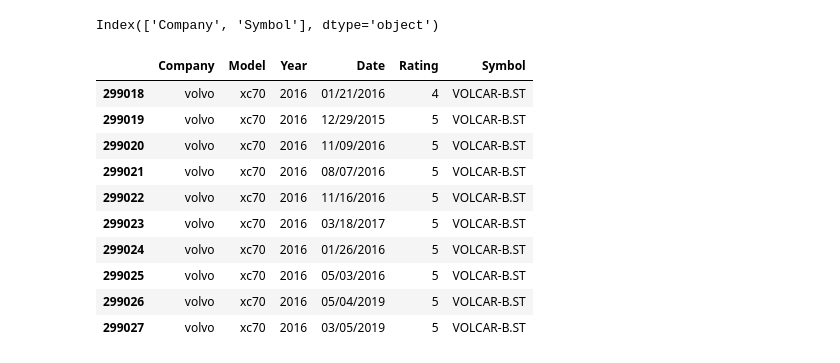
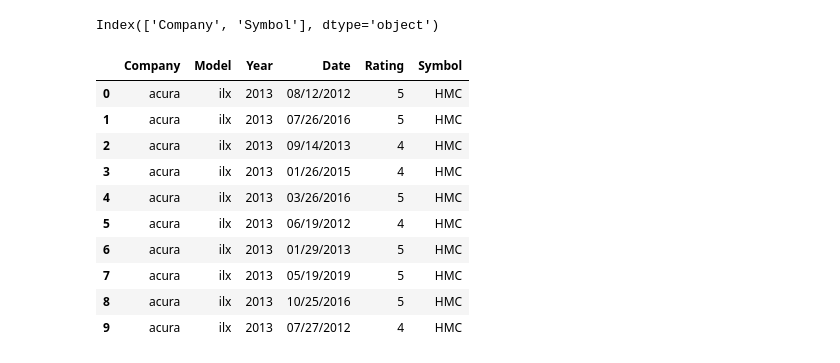
Before and after one commit to martin1econ/carreview_vs_performance, a Jupyter notebook: Capstone2_carreviews/data_wrangling.ipynb, the cells around one changed output. Cells and saved outputs as stored; diff of their text form; code cells hidden in the pictures.

Commit message:
changes + added expert reviews
i thought it would be good to ass at least expert reviews from ONe website

```diff
--- a/Capstone2_carreviews/data_wrangling.ipynb
+++ b/Capstone2_carreviews/data_wrangling.ipynb
@@ -356,7 +357,7 @@ rslt.loc[~rslt['Word'].isin(no_use)]
 | 26 | buy | 5797 |
 | 27 | new | 5545 |
 # %%
-#reviews.drop(columns=['Title','Reviewer'], inplace=True)
+reviews.drop(columns=['Title','Reviewer'], inplace=True)
 reviews.columns
 # %% [output]
 Index(['Company', 'Model', 'Year', 'Date', 'Rating'], dtype='object')
@@ -453,16 +476,16 @@ Index(['Company', 'Symbol'], dtype='object')
 ## left outer join = left join ---  you cant SELECT specific columns it seems
 # %%
 review_x_symbol = pd.merge(reviews, make_x_symbol, on="Company", how="left")
-review_x_symbol.tail(10)
+review_x_symbol.head(10)
 # %% [output]
 |  | Company | Model | Year | Date | Rating | Symbol |
-| 299018 | volvo | xc70 | 2016 | 01/21/2016 | 4 | VOLCAR-B.ST |
-| 299019 | volvo | xc70 | 2016 | 12/29/2015 | 5 | VOLCAR-B.ST |
-| 299020 | volvo | xc70 | 2016 | 11/09/2016 | 5 | VOLCAR-B.ST |
-| 299021 | volvo | xc70 | 2016 | 08/07/2016 | 5 | VOLCAR-B.ST |
-| 299022 | volvo | xc70 | 2016 | 11/16/2016 | 5 | VOLCAR-B.ST |
-| 299023 | volvo | xc70 | 2016 | 03/18/2017 | 5 | VOLCAR-B.ST |
-| 299024 | volvo | xc70 | 2016 | 01/26/2016 | 5 | VOLCAR-B.ST |
-| 299025 | volvo | xc70 | 2016 | 05/03/2016 | 5 | VOLCAR-B.ST |
-| 299026 | volvo | xc70 | 2016 | 05/04/2019 | 5 | VOLCAR-B.ST |
-| 299027 | volvo | xc70 | 2016 | 03/05/2019 | 5 | VOLCAR-B.ST |
+| 0 | acura | ilx | 2013 | 08/12/2012 | 5 | HMC |
+| 1 | acura | ilx | 2013 | 07/26/2016 | 5 | HMC |
+| 2 | acura | ilx | 2013 | 09/14/2013 | 4 | HMC |
+| 3 | acura | ilx | 2013 | 01/26/2015 | 4 | HMC |
+| 4 | acura | ilx | 2013 | 03/26/2016 | 5 | HMC |
+| 5 | acura | ilx | 2013 | 06/19/2012 | 4 | HMC |
+| 6 | acura | ilx | 2013 | 01/29/2013 | 5 | HMC |
+| 7 | acura | ilx | 2013 | 05/19/2019 | 5 | HMC |
+| 8 | acura | ilx | 2013 | 10/25/2016 | 5 | HMC |
+| 9 | acura | ilx | 2013 | 07/27/2012 | 4 | HMC |
```
Also changed, not shown: parts of 30 cells of this notebook, 9 other files.
